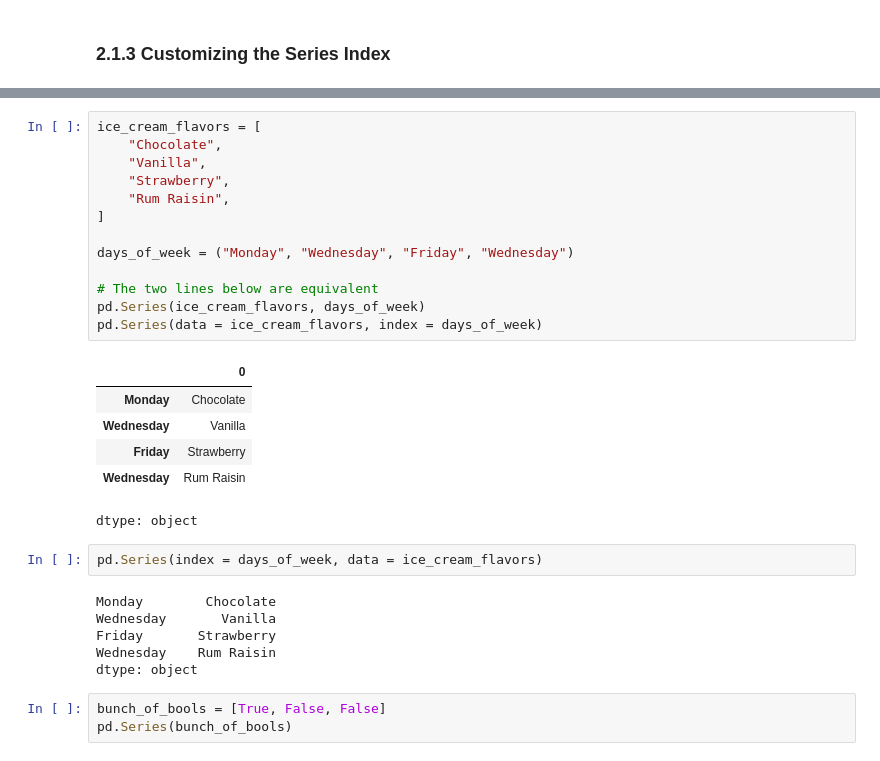
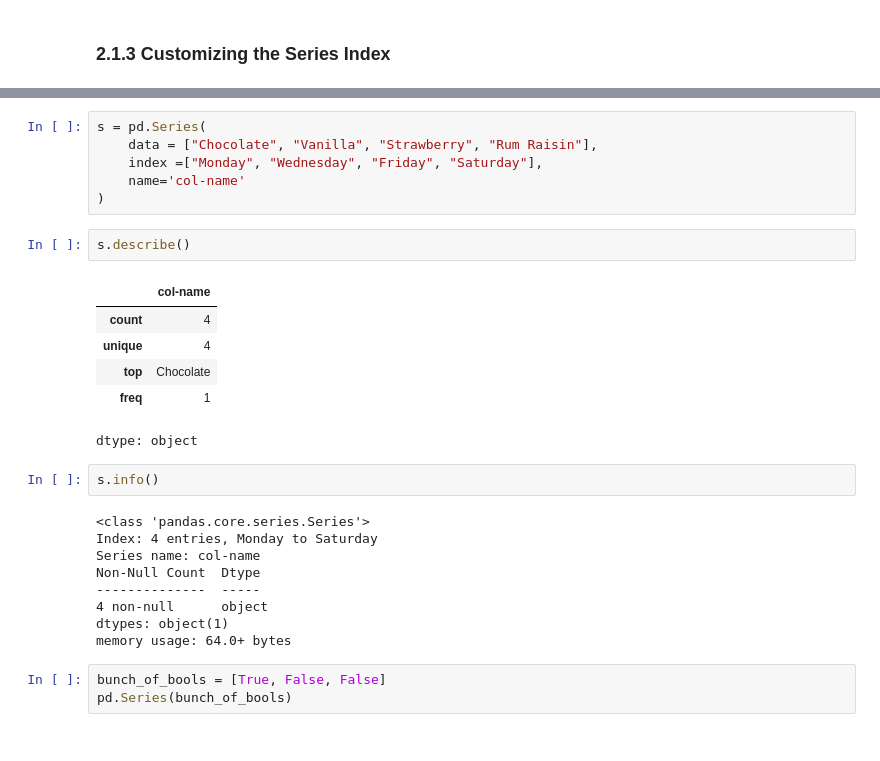
Before and after one commit to MinyaevAndrey/pandas-in-action, a Jupyter notebook: chapter_02_the_series_object/chapter_02_the_series_object.ipynb, the cells around one changed output, grey strips where cells are left out. Cells and saved outputs as stored; diff of their text form.

```diff
--- a/chapter_02_the_series_object/chapter_02_the_series_object.ipynb
+++ b/chapter_02_the_series_object/chapter_02_the_series_object.ipynb
@@ -51,34 +52,32 @@ pd.Series(
 | Friday | Strawberry |
 | Saturday | Rum Raisin |
 dtype: object
-# %%
-ice_cream_flavors = [
-    "Chocolate",
-    "Vanilla",
-    "Strawberry",
-    "Rum Raisin",
-]
-
-days_of_week = ("Monday", "Wednesday", "Friday", "Wednesday")
-
-# The two lines below are equivalent
-pd.Series(ice_cream_flavors, days_of_week)
-pd.Series(data = ice_cream_flavors, index = days_of_week)
-# %% [output]
-|  | 0 |
-| Monday | Chocolate |
-| Wednesday | Vanilla |
-| Friday | Strawberry |
-| Wednesday | Rum Raisin |
-dtype: object
-# %%
-pd.Series(index = days_of_week, data = ice_cream_flavors)
-# %% [output]
-Monday        Chocolate
-Wednesday       Vanilla
-Friday       Strawberry
-Wednesday    Rum Raisin
-dtype: object
+# %%
+s = pd.Series(
+    data = ["Chocolate", "Vanilla", "Strawberry", "Rum Raisin"],
+    index =["Monday", "Wednesday", "Friday", "Saturday"],
+    name='col-name'
+)
+# %%
+s.describe()
+# %% [output]
+|  | col-name |
+| count | 4 |
+| unique | 4 |
+| top | Chocolate |
+| freq | 1 |
+dtype: object
+# %%
+s.info()
+# %% [output]
+<class 'pandas.core.series.Series'>
+Index: 4 entries, Monday to Saturday
+Series name: col-name
+Non-Null Count  Dtype
+--------------  -----
+4 non-null      object
+dtypes: object(1)
+memory usage: 64.0+ bytes
 # %%
 bunch_of_bools = [True, False, False]
 pd.Series(bunch_of_bools)
```
Also changed, not shown: parts of 1 cell of this notebook.
